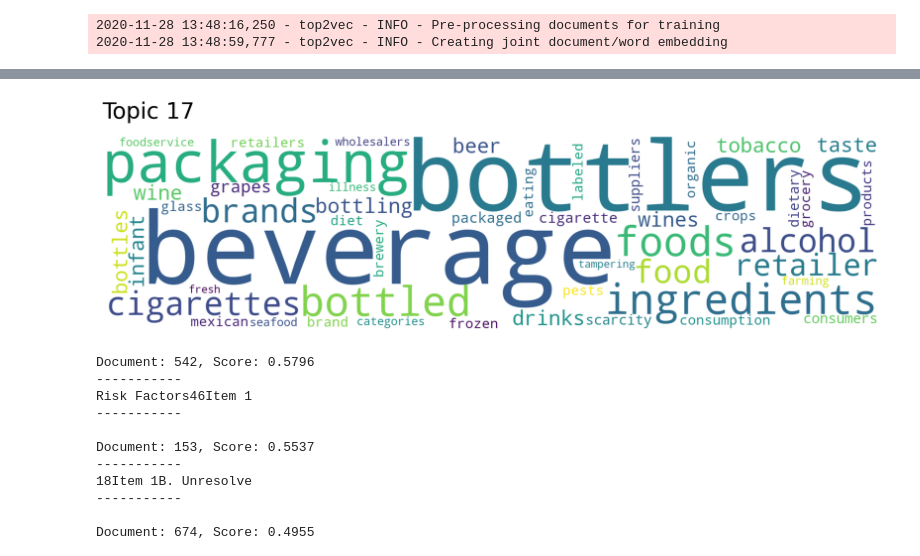
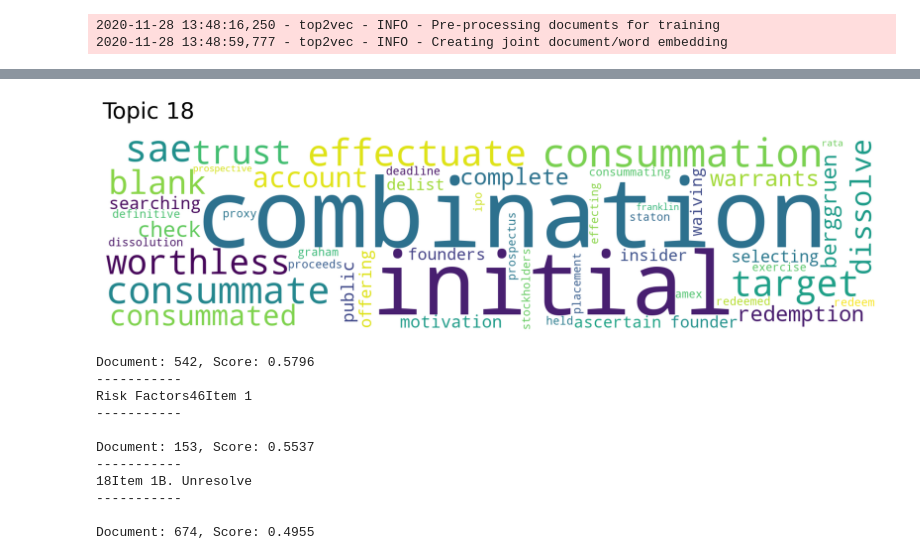
Before and after one commit to Dhruv26/10K-emerging-risk-detection, a Jupyter notebook: notebooks/risk_section_wordcloud.ipynb, the cells around one changed output, grey strips where cells are left out. Saved outputs shown, nothing was run; the diff lists cells and outputs as text; code cells hidden in the pictures.

```diff
--- a/notebooks/risk_section_wordcloud.ipynb
+++ b/notebooks/risk_section_wordcloud.ipynb
@@ -115,6 +115,8 @@ model = Top2Vec(corpus, speed='deep-learn', workers=8)
 # %% [output]
 2020-11-28 13:48:16,250 - top2vec - INFO - Pre-processing documents for training
 2020-11-28 13:48:59,777 - top2vec - INFO - Creating joint document/word embedding
+# %%
+model = Top2Vec.load('top2vec_model_deep')
 # %%
 print(f'Number of topics: {model.get_num_topics()}')
 # %% [output]
@@ -122,5 +144,5 @@ Number of topics: 34
 # %%
-model.generate_topic_wordcloud(topic_num=17, background_color='white')
+model.generate_topic_wordcloud(topic_num=18, background_color='white')
 # %% [output]
-[figure, old version]
+[figure, new version]
 # %%
```
Also changed, not shown: parts of 5 cells of this notebook, 3 other files.
